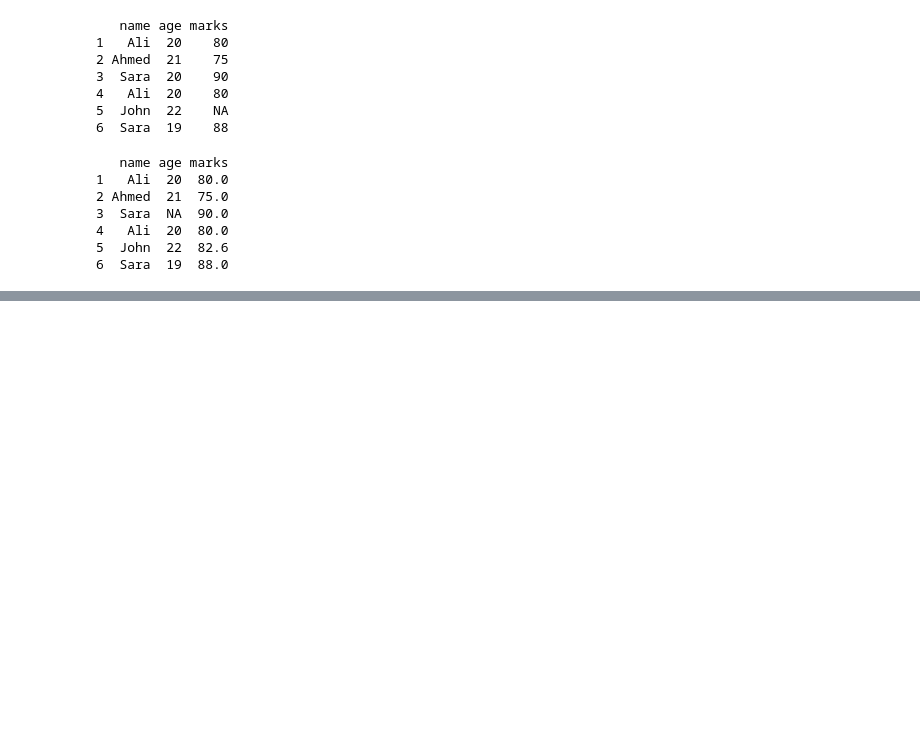
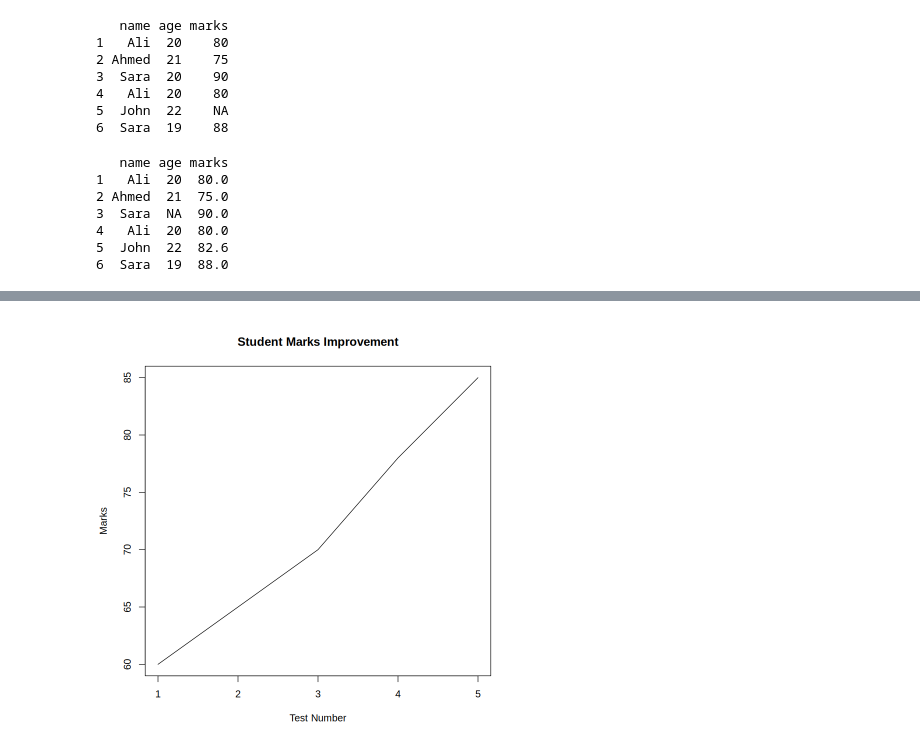
Before and after one commit to rakeshrabadiya/RwithML-GCF, a Jupyter notebook: Introduction_to_R_with_ML.ipynb, the cells around one changed output, grey strips where cells are left out. Drawn from its saved outputs; the diff is of its cells as text; code cells hidden in the pictures; blank space fills up the shorter version.

```diff
--- a/Introduction_to_R_with_ML.ipynb
+++ b/Introduction_to_R_with_ML.ipynb
@@ -692,0 +989,27 @@ print(students)
+# %%
+#Line Graph
+# Define the X-axis (Test numbers 1 to 5)
+tests <- c(1, 2, 3, 4, 5)
+
+# Marks obtained in each test for Y-axis
+marks <- c(60, 65, 70, 78, 85)
+
+# Create line chart
+plot(
+  tests,                              # X-axis values
+  marks,                              # Y-axis values
+  type = "l",                         # "l" means draw a line
+  main = "Student Marks Improvement", # Chart title
+  xlab = "Test Number",               # X-axis name
+  ylab = "Marks"                      # Y-axis name
+)
+# Meaning:
+# Test 1 -> 60 marks
+# Test 2 -> 65 marks
+# Test 3 -> 70 marks
+# Test 4 -> 78 marks
+# Test 5 -> 85 marks
+
+# The upward line shows that marks are improving.
+# %% [output]
+[figure, added]
```
Also changed, not shown: parts of 18 cells of this notebook.
